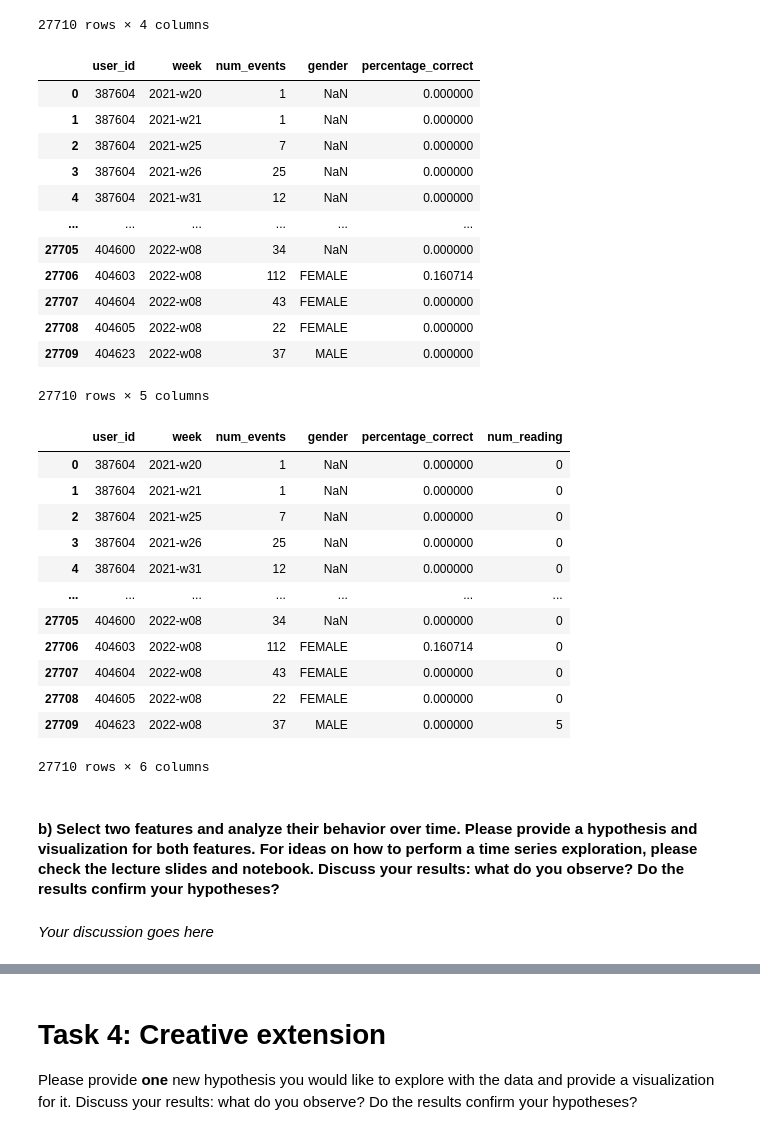
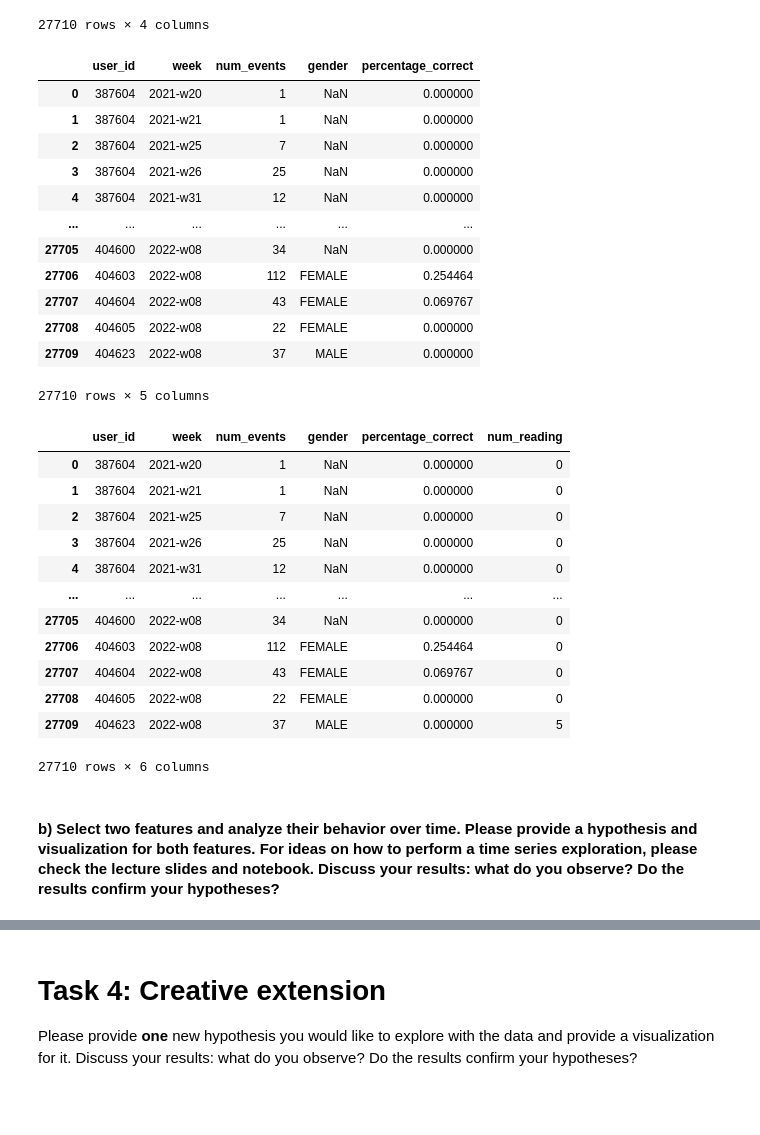
Before and after one commit to ssui-liu/mlbd-2022, a Jupyter notebook: project/m2_lernnavi_sciper.ipynb, the cells around one changed output, grey strips where cells are left out. Cells and saved outputs as stored; diff of their text form; code cells hidden in the pictures; blank space fills up the shorter version.

```diff
--- a/project/m2_lernnavi_sciper.ipynb
+++ b/project/m2_lernnavi_sciper.ipynb
@@ -137,6 +137,7 @@ The features are defined as follows:
 events_with_eval = pd.merge(events, transactions[['transaction_token', 'evaluation']],
                             left_on='transaction_token', right_on='transaction_token', how='left')
 
+events_with_eval['evaluation'] = events_with_eval['evaluation'].map({"CORRECT": 1, "PARTIAL": 0.5, "WRONG": 0})
 events_with_eval
 # %% [output]
 |  | event_id | user_id | timestamp | category | action | event_type | transaction_token | session_id | ... |
@@ -426,20 +437,20 @@ users_weekly_stats
 | 27709 | 404623 | 2022-w08 | 37 | MALE |
 27710 rows × 4 columns
 # %%
-weekly_percentage_correct = users_weekly_event.apply(lambda x: len(x[x['evaluation'] == 'CORRECT']) / len(x[x['evaluation'] != np.nan]))
+weekly_percentage_correct = users_weekly_event.apply(lambda x: x['evaluation'].sum() / len(x[x['evaluation'] != np.nan]))
 users_weekly_stats = users_weekly_stats.merge(weekly_percentage_correct.reset_index(name='percentage_correct'), on=['user_id', 'week'], how='left')
 users_weekly_stats
 # %% [output]
 |  | user_id | week | num_events | gender | percentage_correct |
 | 0 | 387604 | 2021-w20 | 1 | NaN | 0.000000 |
 | 1 | 387604 | 2021-w21 | 1 | NaN | 0.000000 |
 | 2 | 387604 | 2021-w25 | 7 | NaN | 0.000000 |
 | 3 | 387604 | 2021-w26 | 25 | NaN | 0.000000 |
 | 4 | 387604 | 2021-w31 | 12 | NaN | 0.000000 |
 | ... | ... | ... | ... | ... | ... |
 | 27705 | 404600 | 2022-w08 | 34 | NaN | 0.000000 |
-| 27706 | 404603 | 2022-w08 | 112 | FEMALE | 0.160714 |
-| 27707 | 404604 | 2022-w08 | 43 | FEMALE | 0.000000 |
+| 27706 | 404603 | 2022-w08 | 112 | FEMALE | 0.254464 |
+| 27707 | 404604 | 2022-w08 | 43 | FEMALE | 0.069767 |
 | 27708 | 404605 | 2022-w08 | 22 | FEMALE | 0.000000 |
 | 27709 | 404623 | 2022-w08 | 37 | MALE | 0.000000 |
 27710 rows × 5 columns
@@ -457,12 +468,10 @@ users_weekly_stats
 | 4 | 387604 | 2021-w31 | 12 | NaN | 0.000000 | 0 |
 | ... | ... | ... | ... | ... | ... | ... |
 | 27705 | 404600 | 2022-w08 | 34 | NaN | 0.000000 | 0 |
-| 27706 | 404603 | 2022-w08 | 112 | FEMALE | 0.160714 | 0 |
-| 27707 | 404604 | 2022-w08 | 43 | FEMALE | 0.000000 | 0 |
+| 27706 | 404603 | 2022-w08 | 112 | FEMALE | 0.254464 | 0 |
+| 27707 | 404604 | 2022-w08 | 43 | FEMALE | 0.069767 | 0 |
 | 27708 | 404605 | 2022-w08 | 22 | FEMALE | 0.000000 | 0 |
 | 27709 | 404623 | 2022-w08 | 37 | MALE | 0.000000 | 5 |
 27710 rows × 6 columns
 # %% [markdown]
 #### b) Select two features and analyze their behavior over time. Please provide a hypothesis and visualization for both features. For ideas on how to perform a time series exploration, please check the lecture slides and notebook. Discuss your results: what do you observe? Do the results confirm your hypotheses?
-# %% [markdown]
-*Your discussion goes here*
```
Also changed, not shown: parts of 40 cells of this notebook.
